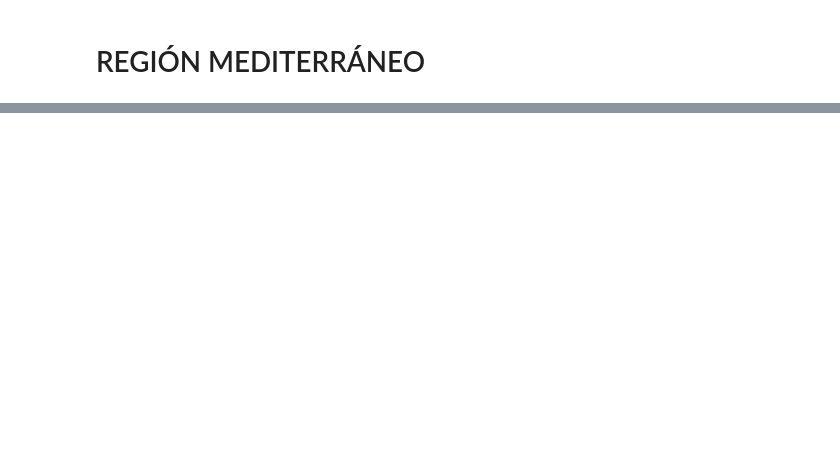
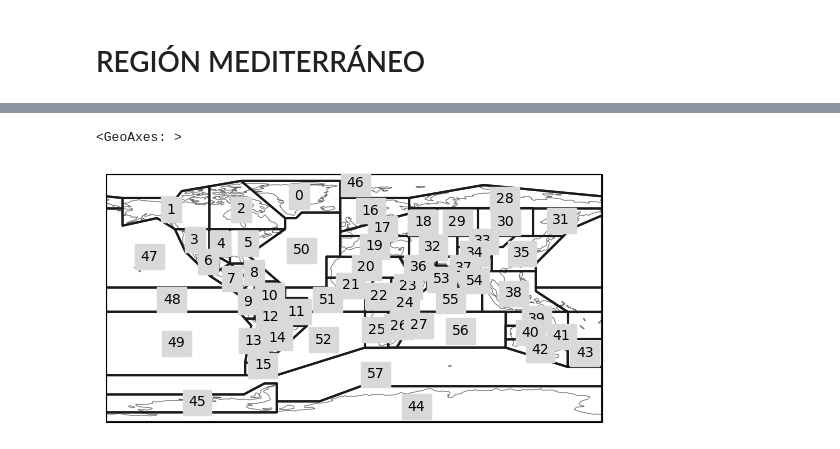
Before and after one commit to rubeenalonso/Practicas-Predictia, a Jupyter notebook: Tarea.ipynb, the cells around one changed output, grey strips where cells are left out. Drawn from its saved outputs; the diff is of its cells as text; code cells hidden in the pictures; blank space fills up the shorter version.

```diff
--- a/Tarea.ipynb
+++ b/Tarea.ipynb
@@ -195,0 +145,3 @@ ax.set_extent([-20, 45, 30, 50], crs=ccrs.PlateCarree())
+# %%
+ar6 = regionmask.defined_regions.ar6.all
+ar6
@@ -195,0 +167,5 @@ ax.set_extent([-20, 45, 30, 50], crs=ccrs.PlateCarree())
+# %%
+ar6.plot()
+# %% [output]
+<GeoAxes: >
+[figure, added]
```
Also changed, not shown: parts of 16 cells of this notebook.
